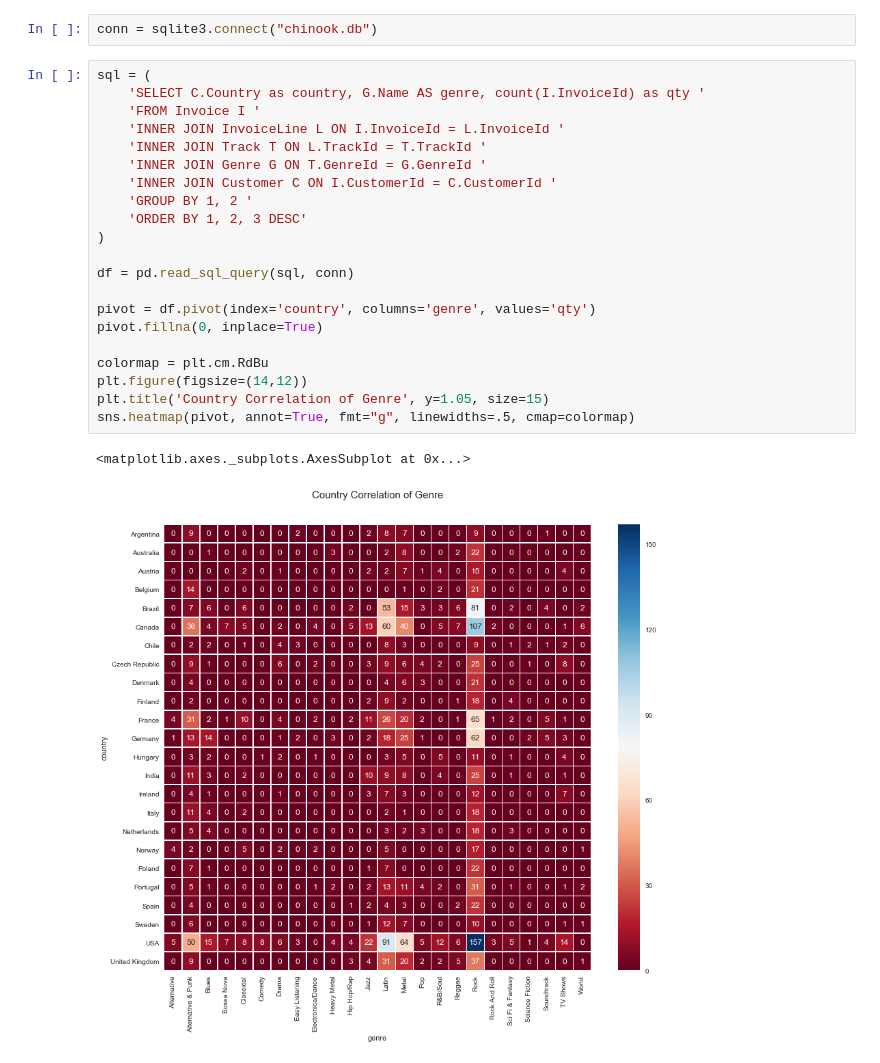
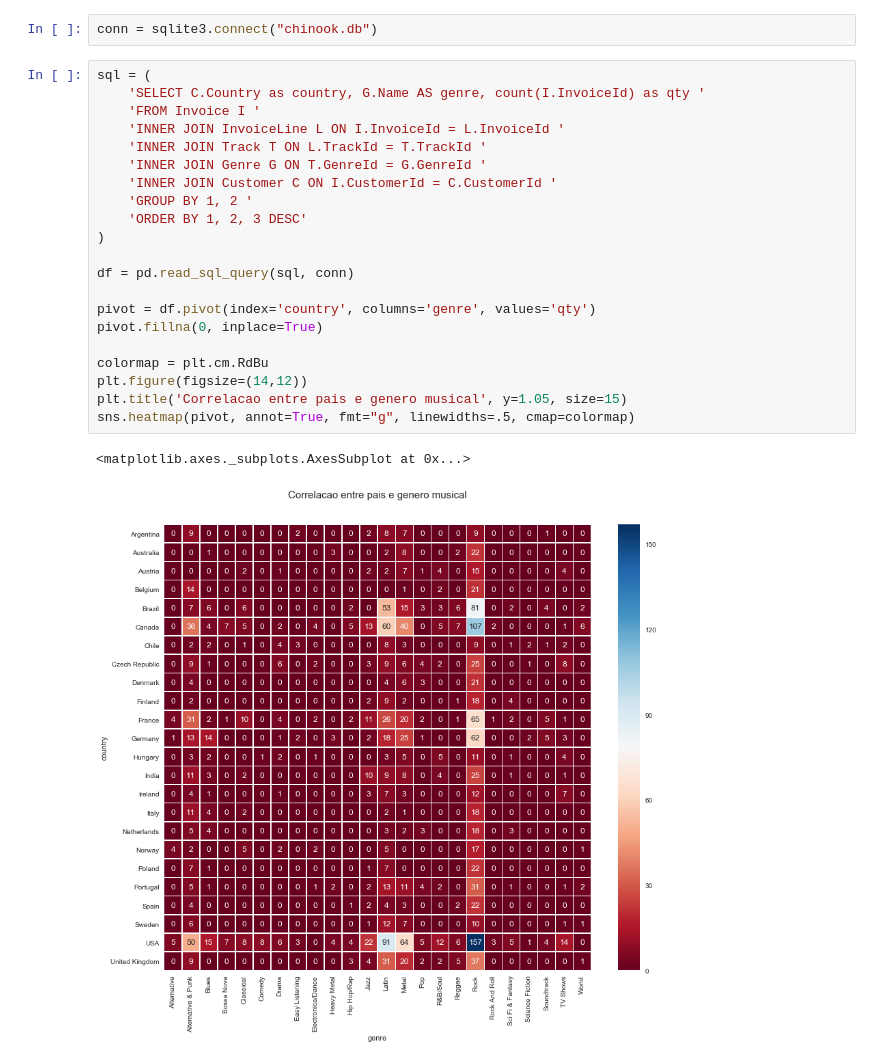
Before and after one commit to wfercosta/udacity-fdci-ii, a Jupyter notebook: FDSII - SQL Projeto - Loja Musica.ipynb, the cells around one changed output. Cells and saved outputs as stored; diff of their text form.

```diff
--- a/FDSII - SQL Projeto - Loja Musica.ipynb
+++ b/FDSII - SQL Projeto - Loja Musica.ipynb
@@ -13,27 +13,27 @@ conn = sqlite3.connect("chinook.db")
 # %%
 sql = (
     'SELECT C.Country as country, G.Name AS genre, count(I.InvoiceId) as qty '
     'FROM Invoice I '
     'INNER JOIN InvoiceLine L ON I.InvoiceId = L.InvoiceId '
     'INNER JOIN Track T ON L.TrackId = T.TrackId '
     'INNER JOIN Genre G ON T.GenreId = G.GenreId '
     'INNER JOIN Customer C ON I.CustomerId = C.CustomerId '
     'GROUP BY 1, 2 '
     'ORDER BY 1, 2, 3 DESC'
 )
 
 df = pd.read_sql_query(sql, conn)
 
 pivot = df.pivot(index='country', columns='genre', values='qty')
 pivot.fillna(0, inplace=True)
 
 colormap = plt.cm.RdBu
 plt.figure(figsize=(14,12))
-plt.title('Country Correlation of Genre', y=1.05, size=15)
+plt.title('Correlacao entre pais e genero musical', y=1.05, size=15)
 sns.heatmap(pivot, annot=True, fmt="g", linewidths=.5, cmap=colormap)
 # %% [output]
 <matplotlib.axes._subplots.AxesSubplot at 0x...>
-[figure, old version]
+[figure, new version]
 # %%
 sql = (
     'SELECT '
```
Also changed, not shown: parts of 3 cells of this notebook, 5 other files.
